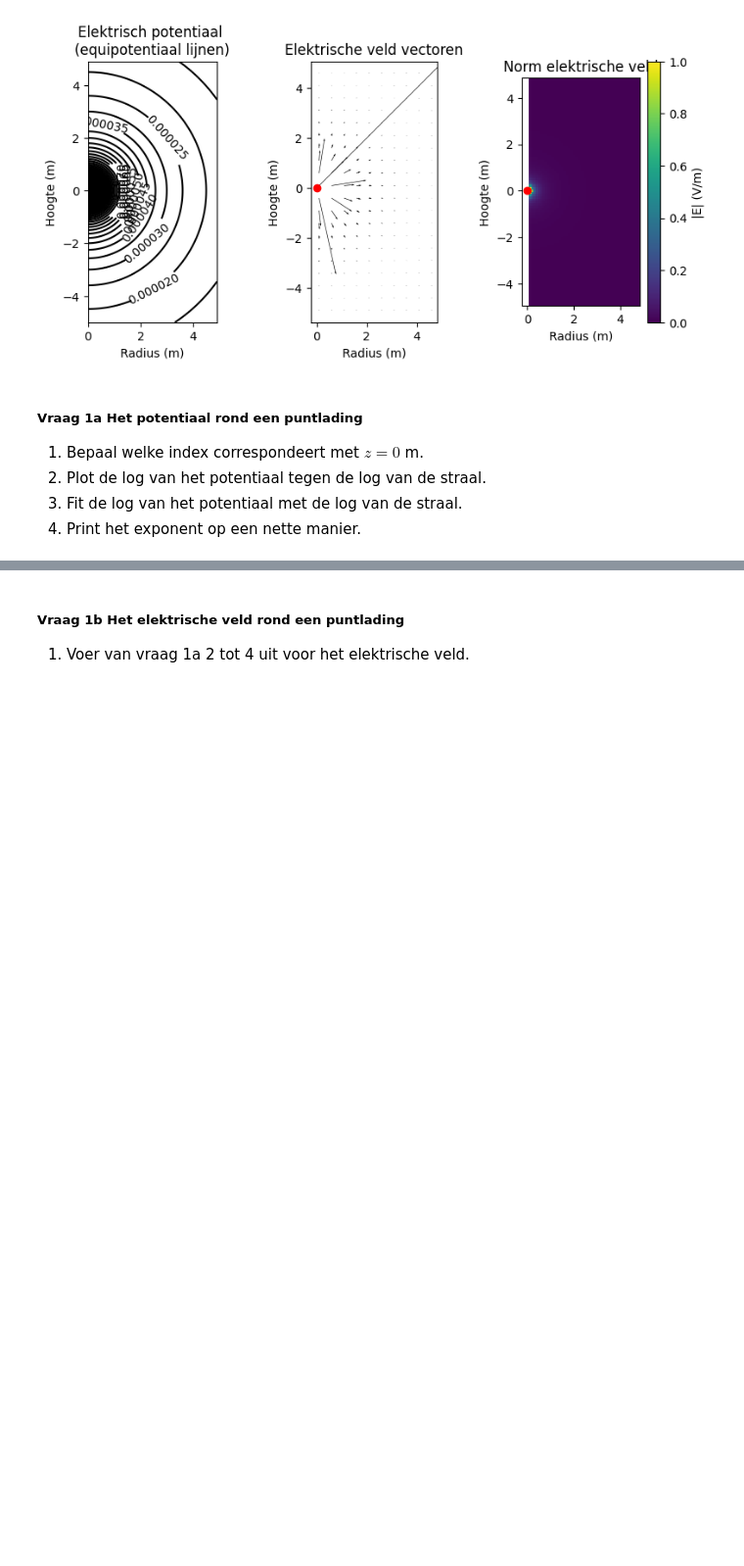
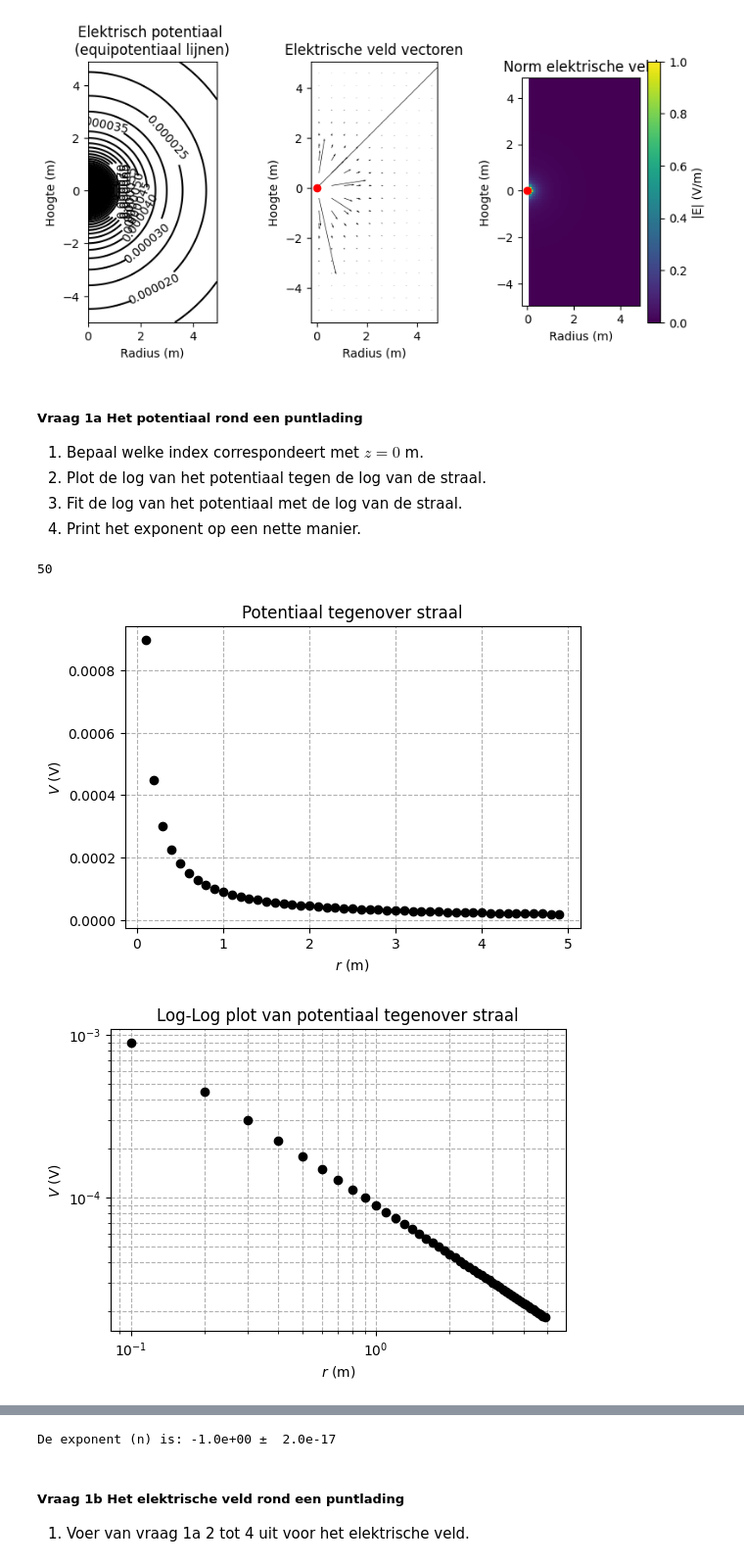
Before and after one commit to Tpalders/opdrachten-DEF-D, a Jupyter notebook: DigitaleOntwerpopdrachten/1CondensatorOpdracht/CondensatorOntwerpopdracht.ipynb, the cells around one changed output, grey strips where cells are left out. Shown at 98% size. Drawn from its saved outputs; the diff is of its cells as text; code cells hidden in the pictures; blank space fills up the shorter version.

```diff
--- a/DigitaleOntwerpopdrachten/1CondensatorOpdracht/CondensatorOntwerpopdracht.ipynb
+++ b/DigitaleOntwerpopdrachten/1CondensatorOpdracht/CondensatorOntwerpopdracht.ipynb
@@ -87,6 +87,68 @@ plot_results_pt_charge_at_origin(Ez, Er, normE, V, r, z, grid_step)
 3. Fit de log van het potentiaal met de log van de straal.
 4. Print het exponent op een nette manier.
 # %%
-###
-###Hier jouw code###
-###
+# 1: Bepaal welk index correspondeert met z = 0 m
+
+index_z0 = np.argmin(np.abs(z-0)) # takes minimum value with a distance to 0
+print(index_z0) # -1.77635684e-14 is ongeveer 0 (index = 50)
+
+# 2: Plot de log van het potentiaal tegen de log van de straal
+
+V_r = V[index_z0, :] # all r at this z
+r_nonzero = r[1:] # log is undefined at origin, so skip r = 0
+V_nonzero=V_r[1:] # skip corresponding V
+
+# plot
+
+plt.figure(figsize=(6,4))
+plt.plot(r_nonzero, V_nonzero, marker='o', linestyle="none", color = "k")
+plt.xlabel("$r$ (m)")
+plt.ylabel("$V$ (V)")
+plt.title("Potentiaal tegenover straal")
+plt.grid(True, which="both", ls="--")
+plt.show()
+
+# loglog plot
+
+plt.figure(figsize=(6,4))
+plt.loglog(r_nonzero, V_nonzero, marker='o', linestyle="none", color = "k")
+plt.xlabel("$r$ (m)")
+plt.ylabel("$V$ (V)")
+plt.title("Log-Log plot van potentiaal tegenover straal")
+plt.grid(True, which="both", ls="--")
+plt.show()
+
+# 3: Fit en plot de log van het potentiaal met de log van de straal.
+from scipy.optimize import curve_fit
+
+def fitfunctie(r, k, n): # define fit function (exponential)
+    return k*r**n
+
+popt, pcov = curve_fit(fitfunctie, r_nonzero, V_nonzero)
+k_fit = popt[0] # k = 8.987742437988218e-05 (roughly 1/4*pi*epsilon)
+n_fit = popt[1] # n = -1.0
+
+# fitted curve
+V_fit = fitfunctie(r_nonzero, k_fit, n_fit)
+
+plt.figure(figsize=(6,4))
+plt.loglog(r_nonzero, V_nonzero, marker='o', linestyle="none", color = "k", label="Data")
+plt.loglog(r_nonzero, V_fit, "-", color='b', label="Model")
+plt.xlabel("$r$ (m)")
+plt.ylabel("$V$ (V)")
+plt.title("Log-Log plot van potentiaal tegenover straal")
+plt.grid(True, which="both", ls="--")
+plt.legend(loc="upper left")
+plt.show()
+
+
+# uncertainties
+uk_fit = np.sqrt(pcov[(0,0)]) # uncertainty of k_fit = -1.0e+00
+un_fit = np.sqrt(pcov[(1,1)]) # uncertainty of n_fit = 2.0e-17
+
+# 4: final answer exponent
+print(f"De exponent (n) is: {n_fit:.1e} ± {un_fit: .1e}")
+# %% [output]
+50
+[figure, added]
+[figure, added]
@@ -93,3 +156,4 @@ plot_results_pt_charge_at_origin(Ez, Er, normE, V, r, z, grid_step)
+De exponent (n) is: -1.0e+00 ±  2.0e-17
 # %% [markdown]
 ##### Vraag 1b Het elektrische veld rond een puntlading
 1. Voer van vraag 1a 2 tot 4 uit voor het elektrische veld.
```
Also changed, not shown: parts of 2 cells of this notebook.
